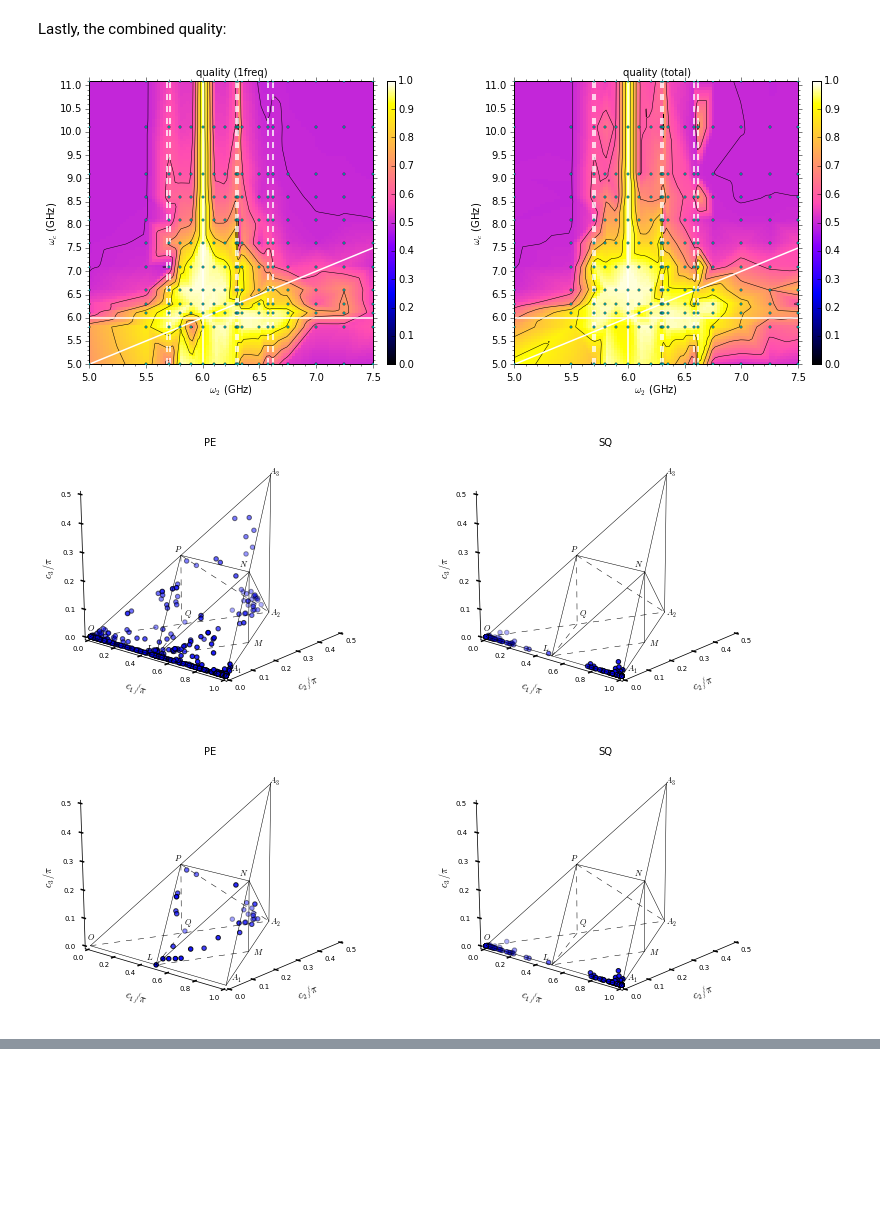
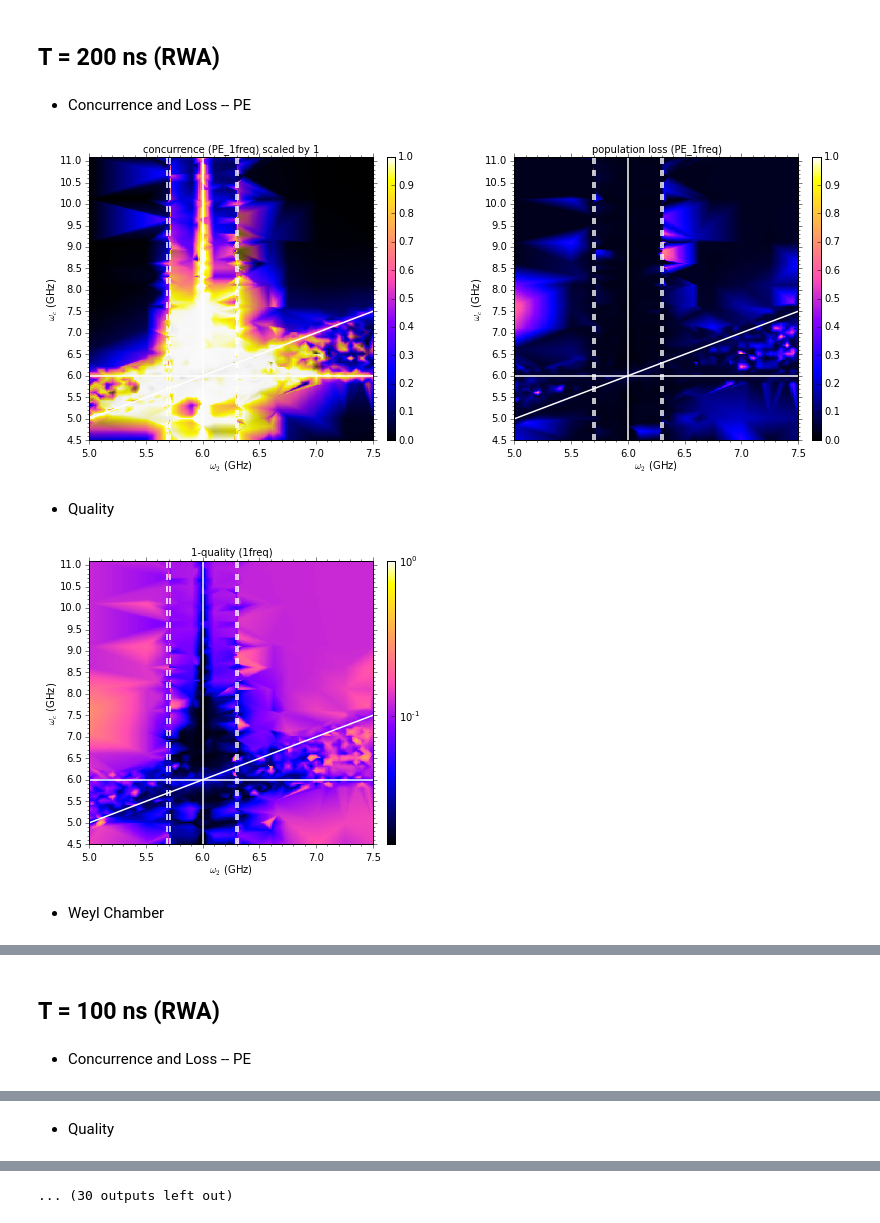
Before and after one commit to goerz-research/tmlandscape_data, a Jupyter notebook: Stage3Analysis.ipynb, the cells around one changed output, grey strips where cells are left out. Cells and saved outputs as stored; diff of their text form; code cells hidden in the pictures; blank space fills up the shorter version.

```diff
--- a/Stage3Analysis.ipynb
+++ b/Stage3Analysis.ipynb
@@ -189,18 +17,20 @@ plot_C_loss(t_SQ_100, 'SQ', include_total=False, outfile=stage3_SQ_C_loss_OCT_wo
-# %% [markdown]
-Lastly, the combined quality:
-# %%
-plot_quality(t_PE_100, t_SQ_100, include_total=True, outfile=stage3_quality_100_png,
-             categories=['1freq', '2freq', '5freq'])
-plot_quality(t_PE_100, t_SQ_100, include_total=True, outfile=None,
-             categories=['1freq',])
-# %% [output]
-[figure, removed]
-# %%
-show_weyl_chamber(t_PE_100, t_SQ_100)
-# %% [output]
-[figure, removed]
-# %%
-show_weyl_chamber(t_PE_100[(t_PE_100['max loss']<0.1) & (t_PE_100['C']==1.0)],
-                  t_SQ_100[t_SQ_100['max loss']<0.1])
-# %% [output]
-[figure, removed]
+# %%
+get_stage1_table = QDYN.memoize.memoize(get_stage1_table)
+get_stage1_table.load('stage1_table.cache')
+get_stage3_table = QDYN.memoize.memoize(get_stage3_table)
+get_stage3_table.load('stage3_table.cache')
+# %%
+stage3_table = {}
+for T in [200, 100, 50, 20, 10, 5]:
+    stage3_table[T] = get_stage3_table('./runs_%0.3d_RWA'%T)
+    write_quality_table(stage3_table[T], 'quality_%0.3d_RWA.dat'%T)
+    oct_overview(T, 'stage3', inline=True, scatter_size=0,
+                 categories=['1freq', ],
+                 table_loader=get_stage3_table)
+# %% [output]
+## T = 200 ns (RWA) ##
+* Concurrence and Loss -- PE
+[figure, added]
+* Quality
+[figure, added]
+* Weyl Chamber
@@ -206,0 +38,2 @@ show_weyl_chamber(t_PE_100[(t_PE_100['max loss']<0.1) & (t_PE_100['C']==1.0)],
+## T = 100 ns (RWA) ##
+* Concurrence and Loss -- PE
@@ -206,0 +41 @@ show_weyl_chamber(t_PE_100[(t_PE_100['max loss']<0.1) & (t_PE_100['C']==1.0)],
+* Quality
@@ -206,0 +43 @@ show_weyl_chamber(t_PE_100[(t_PE_100['max loss']<0.1) & (t_PE_100['C']==1.0)],
+... (30 outputs left out)
```
Also changed, not shown: parts of 34 cells of this notebook, 8 other files.
